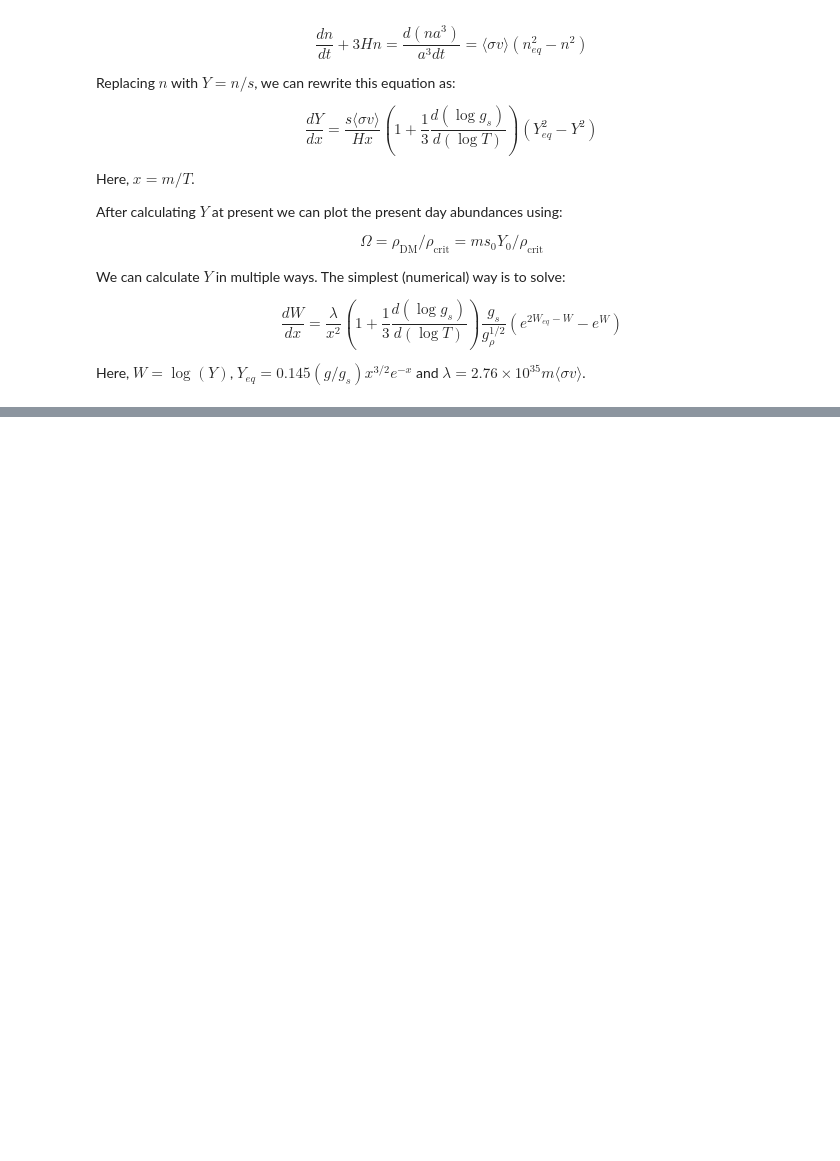
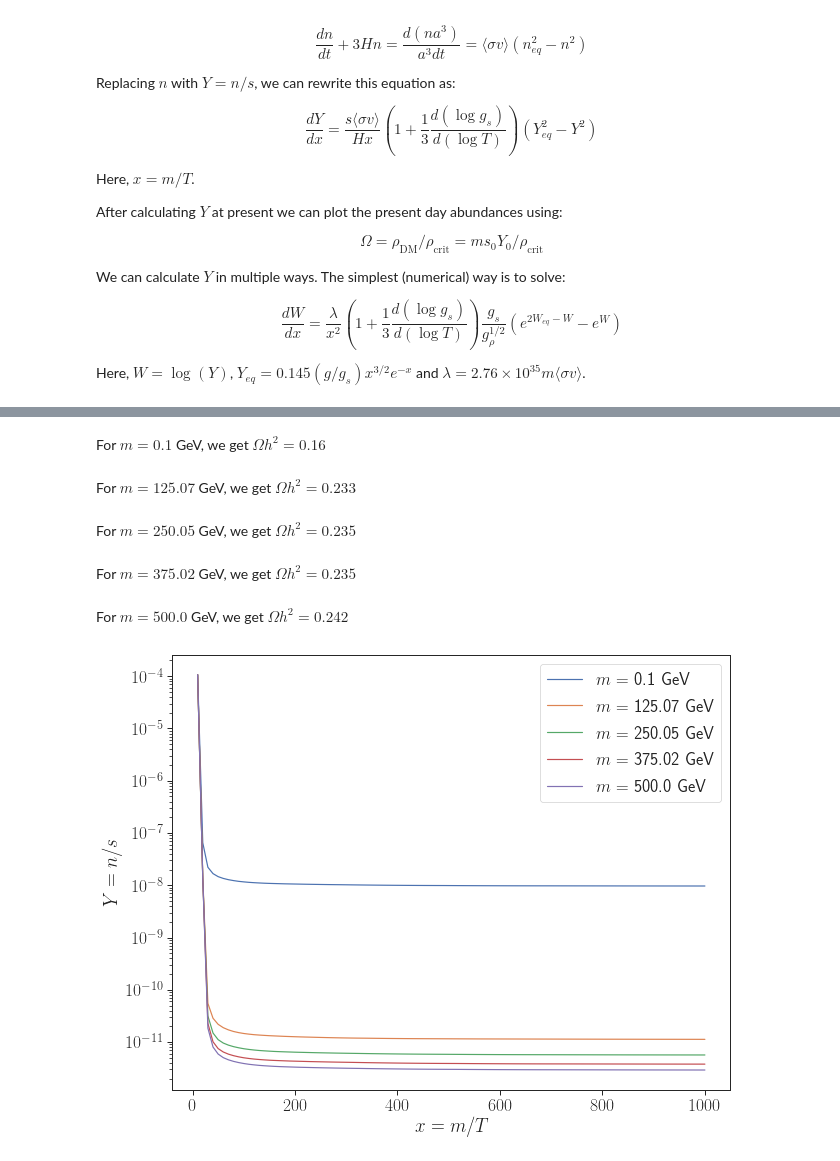
Before and after one commit to adam-coogan/gss19_subhalos, a Jupyter notebook: week_1/andre.ipynb, the cells around one changed output, grey strips where cells are left out. Saved outputs shown, nothing was run; the diff lists cells and outputs as text; code cells hidden in the pictures; blank space fills up the shorter version.

```diff
--- a/week_1/andre.ipynb
+++ b/week_1/andre.ipynb
@@ -19,15 +21,14 @@ sns.set_style("ticks", {'axes.grid': False,
 # %%
 gstar_data = np.genfromtxt('gstar.csv', delimiter=',')
 
-gstar_S=interp1d(gstar_data[:,0], gstar_data[:,1],kind='nearest',fill_value='extrapolate')
-gstar=interp1d(gstar_data[:,2], gstar_data[:,3],kind='nearest',fill_value='extrapolate')
-Ts_S=gstar_data[:,0]
-Ts_S=gstar_data[:,0]
-Ts=gstar_data[:,2]
+Ts_S=gstar_data[:,0]*10**6
+Ts=gstar_data[:,2]*10**6
+gstar_S=interp1d(Ts_S, gstar_data[:,1],kind='nearest',fill_value='extrapolate')
+gstar=interp1d(Ts, gstar_data[:,3],kind='nearest',fill_value='extrapolate')
 
 plt.figure(figsize=(10,5))
-plt.plot(Ts_S,gstar_S(Ts_S), label=r'$g_{*S}$')
-plt.plot(Ts,gstar(Ts), label=r'$g_{*}$')
+plt.plot(Ts_S*10**-6,gstar_S(Ts_S), label=r'$g_{*S}$')
+plt.plot(Ts*10**-6,gstar(Ts), label=r'$g_{*}$')
 plt.yscale('log')
 plt.xscale('log')
 plt.ylabel(r'$g_{*S}$')
@@ -188,0 +177,20 @@ print(omega)
+# %%
+ms = np.linspace(0.1,500,num=5)
+plt.figure(figsize=(10,8))
+for m in ms:
+    Y, xs, omegah2 = solver(m=m)
+    plt.plot(xs, Y, label=r"$m =$ "+str(round(m,2))+" GeV")
+    display(Latex(r"For $m = "+str(round(m,2))+"$ GeV, we get $\Omega h^2 = "+str(round(omegah2,3))+"$"))
+plt.yscale('log')
+plt.xscale('linear')
+plt.ylabel(r'$Y=n/s$')
+plt.xlabel(r'$x=m/T$')
+plt.legend()
+plt.show()
+# %% [output]
+For $m = 0.1$ GeV, we get $\Omega h^2 = 0.16$
+For $m = 125.07$ GeV, we get $\Omega h^2 = 0.233$
+For $m = 250.05$ GeV, we get $\Omega h^2 = 0.235$
+For $m = 375.02$ GeV, we get $\Omega h^2 = 0.235$
+For $m = 500.0$ GeV, we get $\Omega h^2 = 0.242$
+[figure, added]
```
Also changed, not shown: parts of 4 cells of this notebook.
